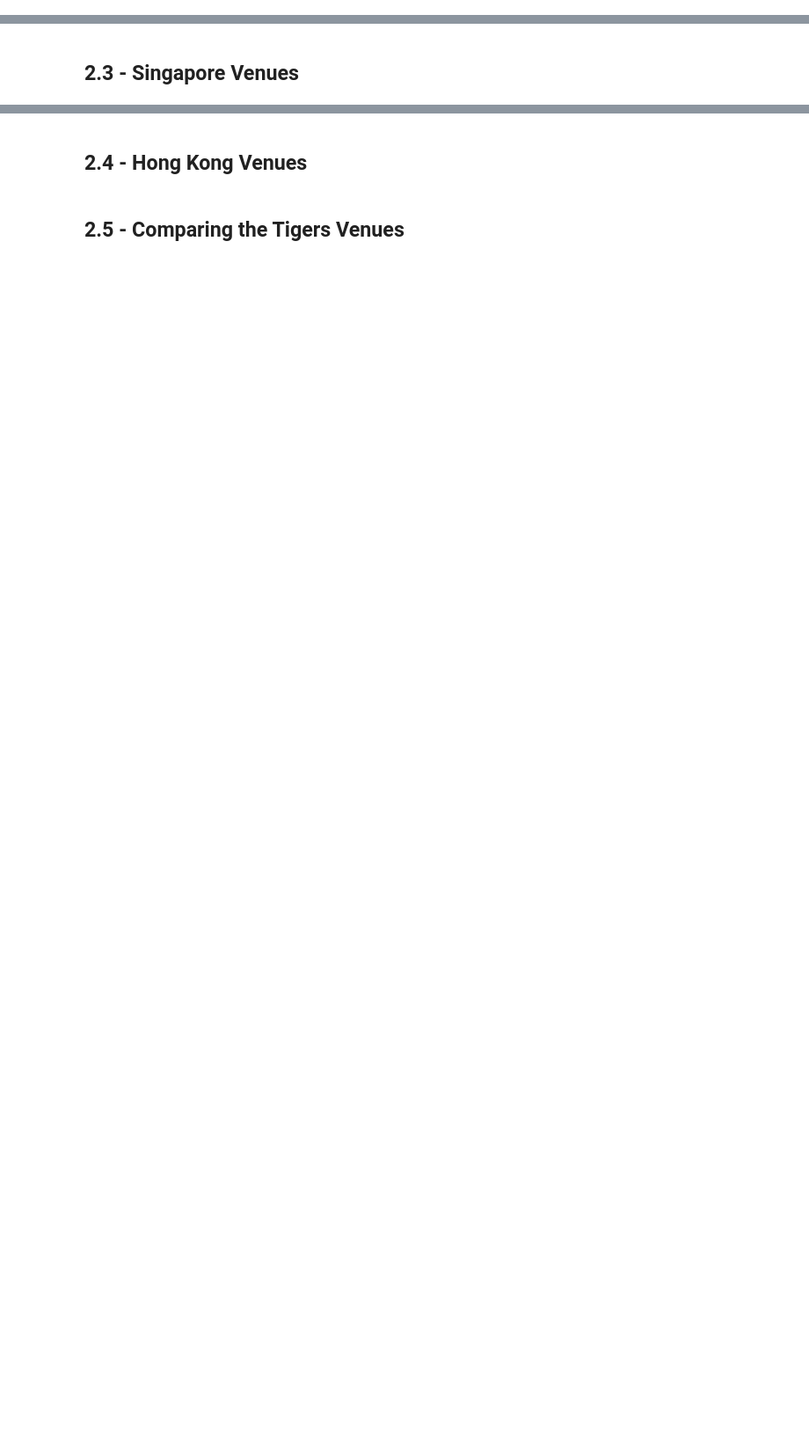
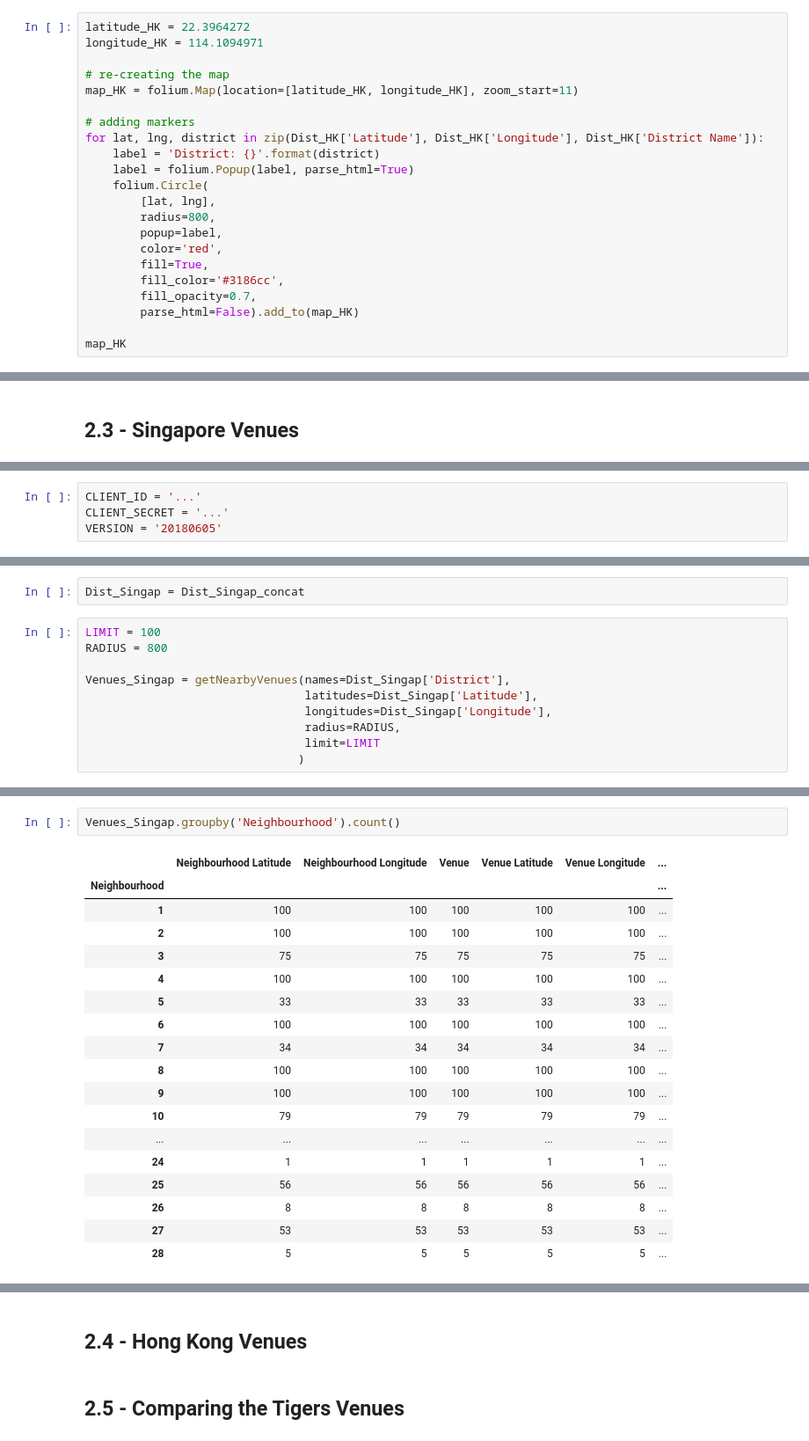
Before and after one commit to FabienNugier/Coursera_Capstone, a Jupyter notebook: IBM-DATASCIENCE-FinalProject(Weeks4-5)_Singapore_HK_Comparison.ipynb, the cells around one changed output, grey strips where cells are left out. Shown: that part at 88% size. Cells and saved outputs as stored; diff of their text form; blank space fills up the shorter version.

```diff
--- a/IBM-DATASCIENCE-FinalProject(Weeks4-5)_Singapore_HK_Comparison.ipynb
+++ b/IBM-DATASCIENCE-FinalProject(Weeks4-5)_Singapore_HK_Comparison.ipynb
@@ -879,0 +918,22 @@ From Wikipedia, we can see the correspondence between these red points and the c
+# %%
+latitude_HK = 22.3964272
+longitude_HK = 114.1094971
+
+# re-creating the map
+map_HK = folium.Map(location=[latitude_HK, longitude_HK], zoom_start=11)
+
+# adding markers
+for lat, lng, district in zip(Dist_HK['Latitude'], Dist_HK['Longitude'], Dist_HK['District Name']):
+    label = 'District: {}'.format(district)
+    label = folium.Popup(label, parse_html=True)
+    folium.Circle(
+        [lat, lng],
+        radius=800,
+        popup=label,
+        color='red',
+        fill=True,
+        fill_color='#3186cc',
+        fill_opacity=0.7,
+        parse_html=False).add_to(map_HK)
+
+map_HK
@@ -881,0 +946,4 @@ From Wikipedia, we can see the correspondence between these red points and the c
+# %%
+CLIENT_ID = '...'
+CLIENT_SECRET = '...'
+VERSION = '20180605'
@@ -881,0 +1001,12 @@ From Wikipedia, we can see the correspondence between these red points and the c
+# %%
+Dist_Singap = Dist_Singap_concat
+# %%
+LIMIT = 100
+RADIUS = 800
+
+Venues_Singap = getNearbyVenues(names=Dist_Singap['District'],
+                                latitudes=Dist_Singap['Latitude'],
+                                longitudes=Dist_Singap['Longitude'],
+                                radius=RADIUS,
+                                limit=LIMIT
+                               )
@@ -881,0 +1042,21 @@ From Wikipedia, we can see the correspondence between these red points and the c
+# %%
+Venues_Singap.groupby('Neighbourhood').count()
+# %% [output]
+|  | Neighbourhood Latitude | Neighbourhood Longitude | Venue | Venue Latitude | Venue Longitude | ... |
+| Neighbourhood |  |  |  |  |  | ... |
+| 1 | 100 | 100 | 100 | 100 | 100 | ... |
+| 2 | 100 | 100 | 100 | 100 | 100 | ... |
+| 3 | 75 | 75 | 75 | 75 | 75 | ... |
+| 4 | 100 | 100 | 100 | 100 | 100 | ... |
+| 5 | 33 | 33 | 33 | 33 | 33 | ... |
+| 6 | 100 | 100 | 100 | 100 | 100 | ... |
+| 7 | 34 | 34 | 34 | 34 | 34 | ... |
+| 8 | 100 | 100 | 100 | 100 | 100 | ... |
+| 9 | 100 | 100 | 100 | 100 | 100 | ... |
+| 10 | 79 | 79 | 79 | 79 | 79 | ... |
+| ... | ... | ... | ... | ... | ... | ... |
+| 24 | 1 | 1 | 1 | 1 | 1 | ... |
+| 25 | 56 | 56 | 56 | 56 | 56 | ... |
+| 26 | 8 | 8 | 8 | 8 | 8 | ... |
+| 27 | 53 | 53 | 53 | 53 | 53 | ... |
+| 28 | 5 | 5 | 5 | 5 | 5 | ... |
```
Also changed, not shown: parts of 29 cells of this notebook.
